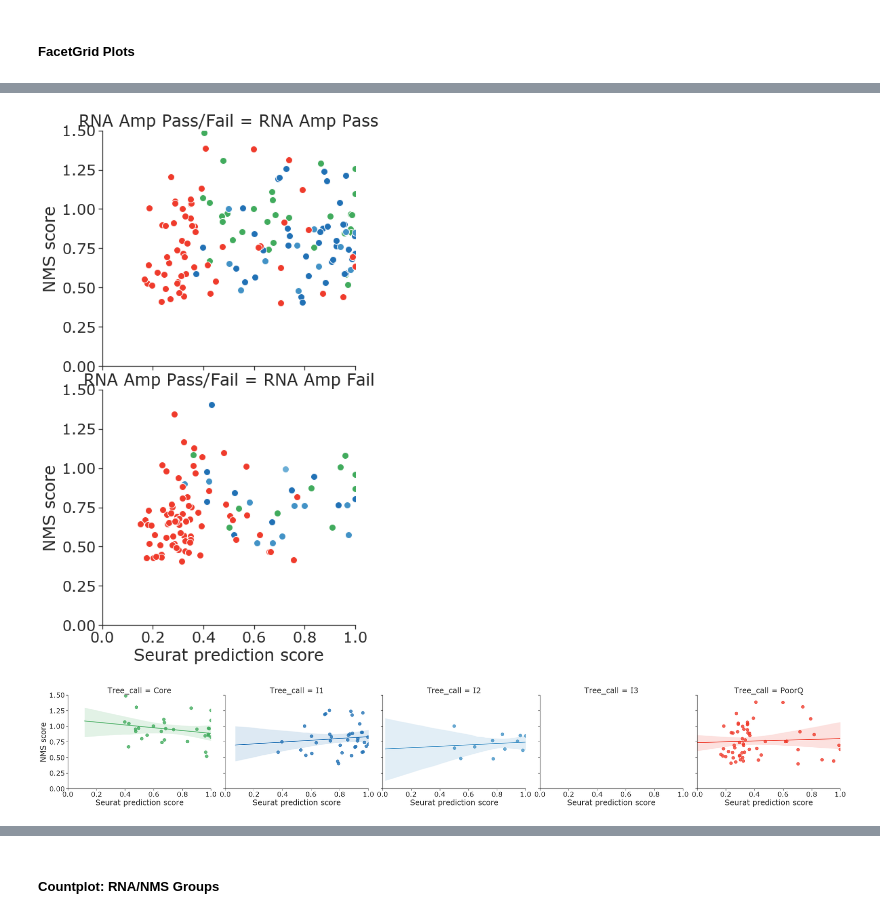
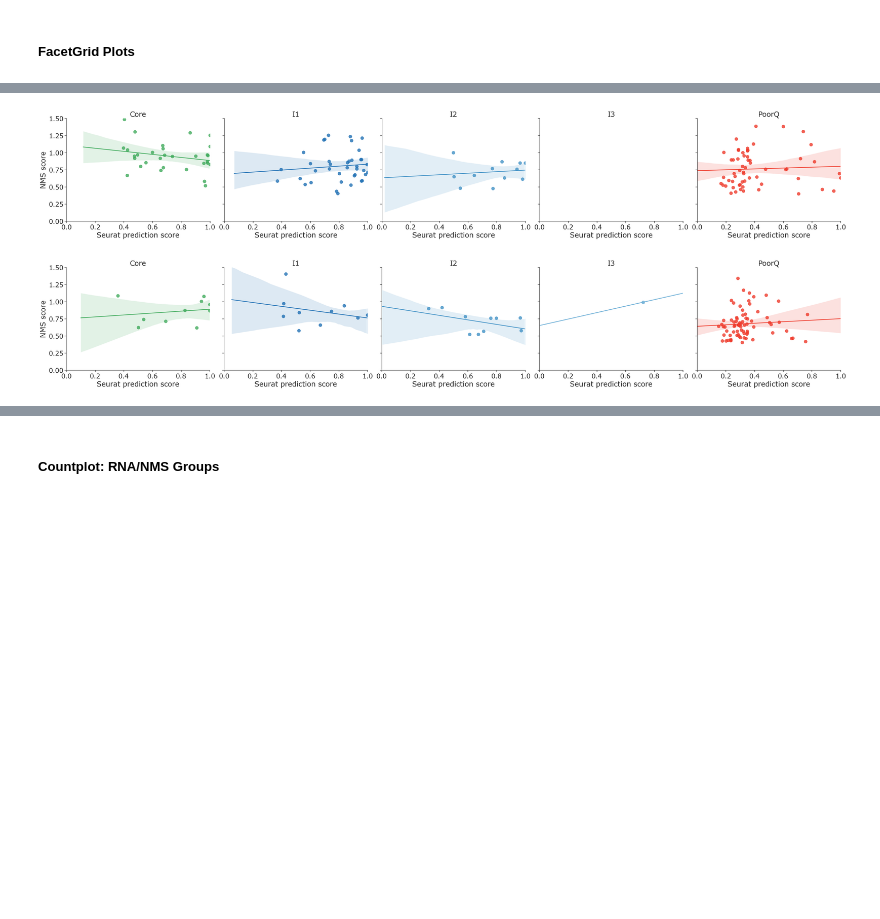
Before and after one commit to ramr24/Personal, a Jupyter notebook: analysis_scripts/rna_amp_human_analysis_gabor.ipynb, the cells around one changed output, grey strips where cells are left out. Saved outputs shown, nothing was run; the diff lists cells and outputs as text; code cells hidden in the pictures; blank space fills up the shorter version.

```diff
--- a/analysis_scripts/rna_amp_human_analysis_gabor.ipynb
+++ b/analysis_scripts/rna_amp_human_analysis_gabor.ipynb
@@ -17,7 +17,7 @@ import seaborn as sns
 import matplotlib.pyplot as plt
 from matplotlib.colors import ListedColormap
 
-sns.set(context = "notebook", style = "ticks", font="verdana", font_scale = 2)
+sns.set(context = "notebook", style = "ticks", font="verdana", font_scale = 1.9)
 pd.set_option("display.max_colwidth",150) #Expands the number of characters shown in the columns
 pd.set_option('display.max_columns', None)
 # %% [markdown]
@@ -148,22 +165,24 @@ g = g.map(plt.scatter, "Seurat prediction score", "NMS score", edgecolor="w", s=
 # %%
-g = sns.FacetGrid(data=shinyh_npass, row="RNA Amp Pass/Fail", height=6, aspect=1.2,
-                  hue="Tree_call", hue_order=tree_colors, palette=tree_colors)
-g = g.map(plt.scatter, "Seurat prediction score", "NMS score", edgecolor="w", s=100) \
-         .fig.subplots_adjust(hspace=0.1)
-plt.xlim(0, 1.0)
+g = sns.lmplot(x="Seurat prediction score", y="NMS score", data=rpass_npass,
+               col="Tree_call", hue="Tree_call", col_order=tree_colors,
+               height=6, aspect=1.2, palette=tree_colors, scatter_kws={"s": 100})
+g.set_titles("{col_name}")
+g.fig.subplots_adjust(wspace=0.10)
+
+plt.xlim(0, 1)
 plt.ylim(0, 1.5)
-#plt.suptitle("RNA Pass vs. Fail (NMS Pass)", size=16)
-#g.set_titles("{col_name}")
-plt.savefig(plot_path + "Gabor_facplot_rna_pass_fail_nms_pass.jpeg", bbox_inches="tight")
+plt.savefig(plot_path + "Gabor_lmplot_rna_pass_nms_pass.jpeg", bbox_inches="tight")
 # %% [output]
-[figure, old version]
+[figure, new version]
 # %%
-g = sns.lmplot(x="Seurat prediction score", y="NMS score", data=rpass_npass,
+g = sns.lmplot(x="Seurat prediction score", y="NMS score", data=rfail_npass,
                col="Tree_call", hue="Tree_call", col_order=tree_colors,
-               height=6, aspect=1.2, palette=tree_colors, scatter_kws={"s": 100}).fig.subplots_adjust(wspace=0.10)
+               height=6, aspect=1.2, palette=tree_colors, scatter_kws={"s": 100})
+g.set_titles("{col_name}")
+g.fig.subplots_adjust(wspace=0.10)
+
 plt.xlim(0, 1)
 plt.ylim(0, 1.5)
-#g.set_titles("{col_name}")
-plt.savefig(plot_path + "Gabor_lmplot_rna_pass_nms_pass.jpeg", bbox_inches="tight")
+plt.savefig(plot_path + "Gabor_lmplot_rna_fail_nms_pass.jpeg", bbox_inches="tight")
 # %% [output]
-[figure, old version]
+[figure, new version]
```
Also changed, not shown: parts of 15 cells of this notebook, 13 other files.
